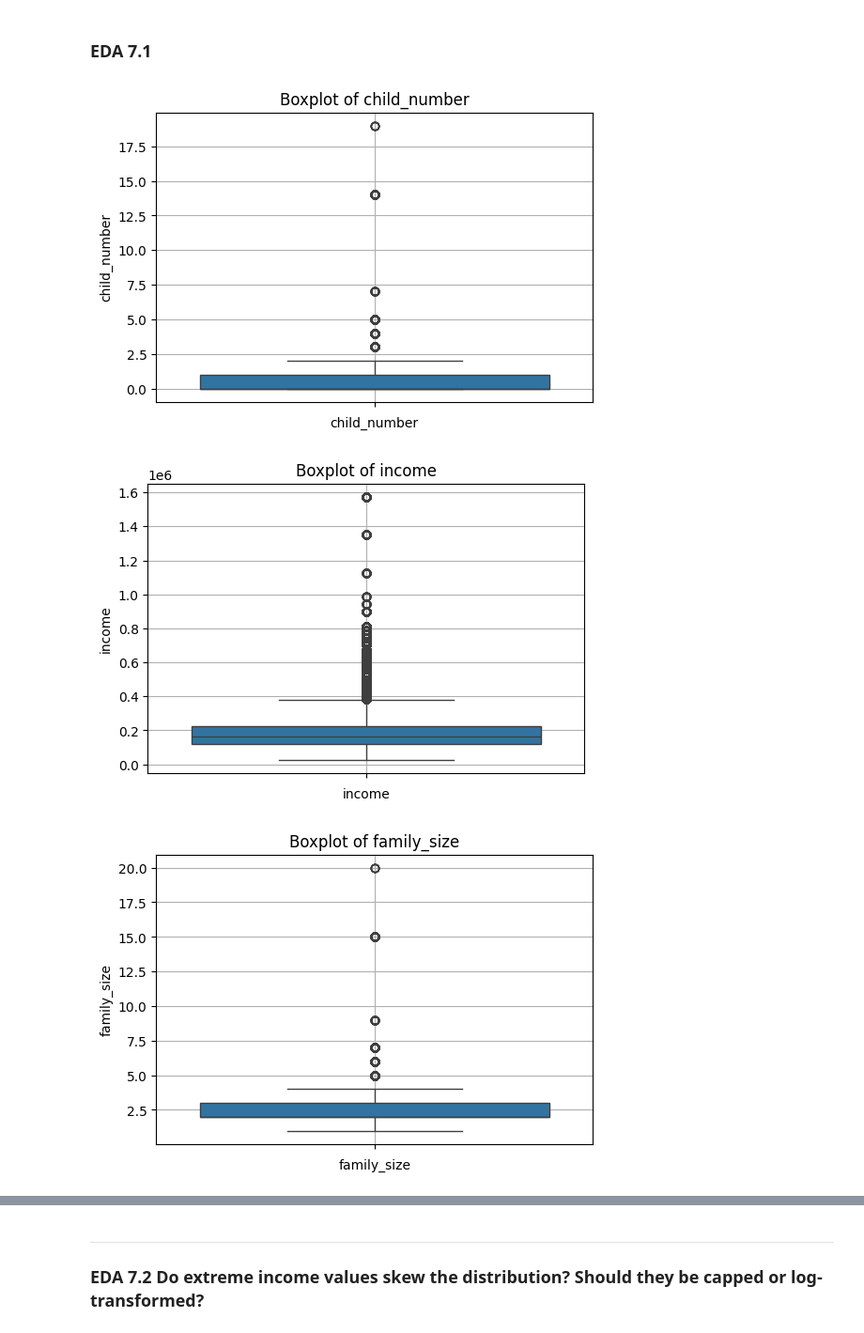
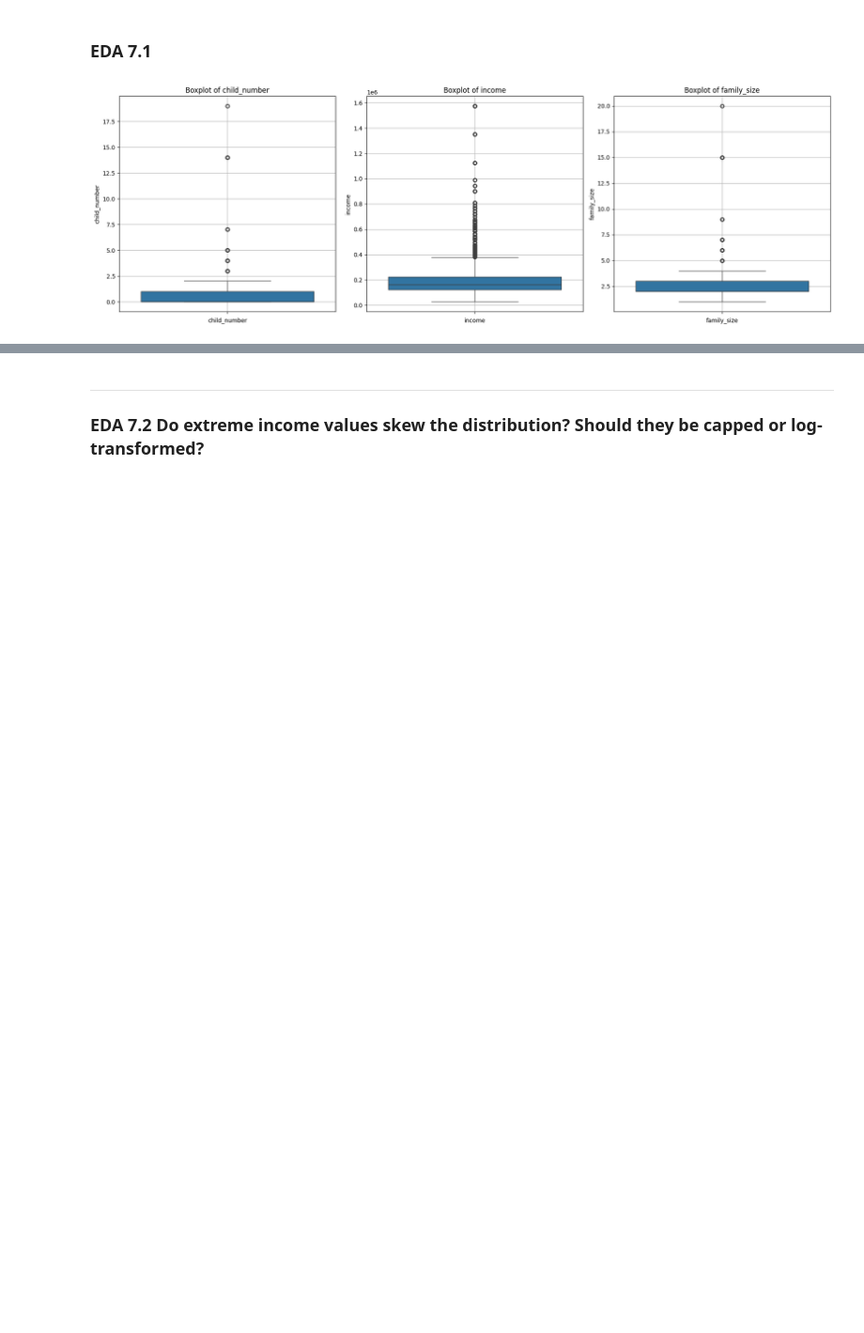
Before and after one commit to yonathanggraiwan/p2-final-project-ftds-028-hck-group-001, a Jupyter notebook: EDA_YA.ipynb, the cells around one changed output, grey strips where cells are left out. Shown at 94% size. Saved outputs shown, nothing was run; the diff lists cells and outputs as text; code cells hidden in the pictures; blank space fills up the shorter version.

```diff
--- a/EDA_YA.ipynb
+++ b/EDA_YA.ipynb
@@ -113,10 +129,10 @@ Insight:
 ___
 ### EDA 4.2 Is There a Relationship Between 'years_employed' and 'income' or 'target'?
 # %%
-# Konversi days_employed ke years_employed
-data['years_employed'] = -(data['days_employed'] / 365)
+# Convert days_employed to years_employed
+data['years_employed'] = data['days_employed'].abs() / 365
 
-# Pastikan credit_approval sudah jadi numerik
+# Ensure credit_approval is converted to numeric
 data['credit_approval'] = data['credit_approval'].map({'Yes': 1, 'No': 0})
 # %%
 plt.figure(figsize=(8, 6))
@@ -244,17 +322,19 @@ ___
 # %%
 features = ['child_number', 'income', 'family_size']
 
-for feature in features:
-    plt.figure(figsize=(6, 4))
-    sns.boxplot(y=data[feature])
-    plt.title(f'Boxplot of {feature}')
-    plt.xlabel(feature)
-    plt.grid(True)
-    plt.show()
+# Buat plot berjejer ke samping
+fig, axes = plt.subplots(1, len(features), figsize=(18, 6))  # ukuran diperbesar
+
+for i, feature in enumerate(features):
+    sns.boxplot(y=data[feature], ax=axes[i])
+    axes[i].set_title(f'Boxplot of {feature}')
+    axes[i].set_xlabel(feature)
+    axes[i].grid(True)
+
+plt.tight_layout()
+plt.show()
 # %% [output]
-[figure, old version]
+[figure, new version]
-[figure, removed]
-[figure, removed]
 # %% [markdown]
 Insight:
 
```
Also changed, not shown: parts of 24 cells of this notebook, 1 other file.
